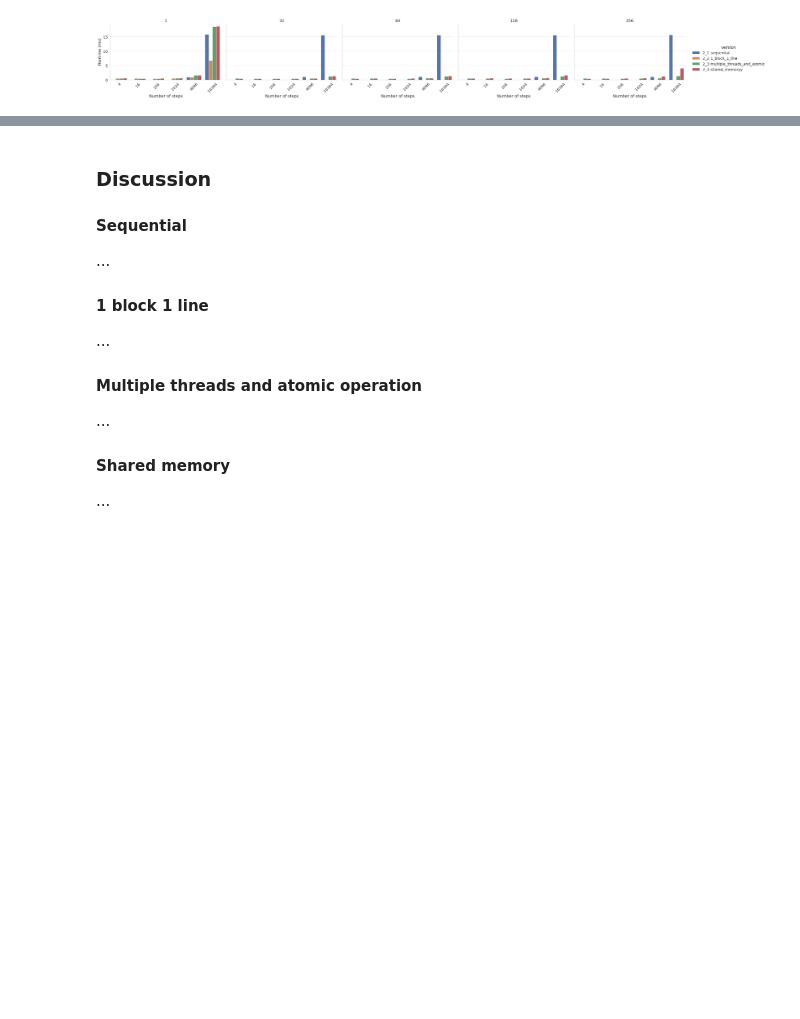
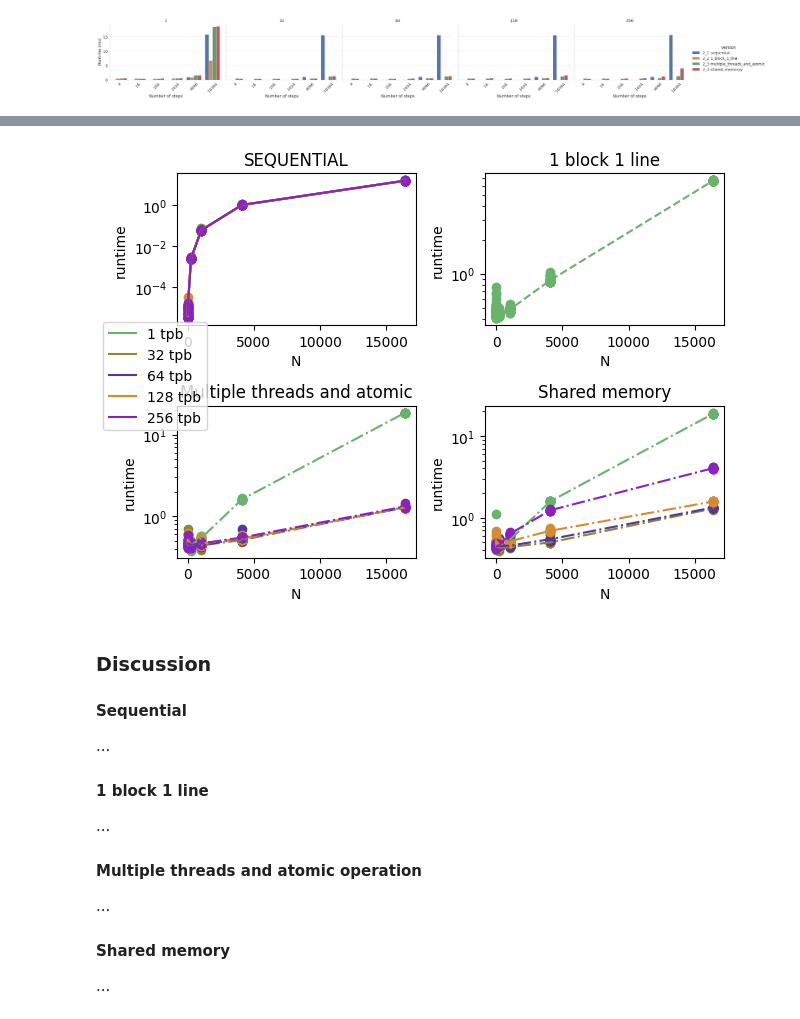
Before and after one commit to CyrilGomes/TP_CUDA, a Jupyter notebook: src/cuda_tp.ipynb, the cells around one changed output, grey strips where cells are left out. Saved outputs shown, nothing was run; the diff lists cells and outputs as text; code cells hidden in the pictures; blank space fills up the shorter version.

```diff
--- a/src/cuda_tp.ipynb
+++ b/src/cuda_tp.ipynb
@@ -531,3 +535,75 @@ plt.show()
+# %%
+#Do the same as above but vs N
+fig = plt.figure()
+
+#4x4 grid sublplot
+ax1 = fig.add_subplot(221)
+ax2 = fig.add_subplot(222)
+ax3 = fig.add_subplot(223)
+ax4 = fig.add_subplot(224)
+
+color_tpb = {}
+for nb_thread_per_block in df['nb_thread_per_block'].drop_duplicates():
+    color_tpb[nb_thread_per_block] = np.random.rand(3,)
+
+for nb_thread_per_block in df['nb_thread_per_block'].drop_duplicates():
+    df_plot = df[(df['nb_thread_per_block'] == int(nb_thread_per_block))]
+    df_plot = df_plot[df_plot['version'] == "2_1 sequential"]
+    mean_stats = df_plot.groupby(['N','version','nb_thread_per_block']).mean().reset_index()
+    ax1.plot(mean_stats['N'], mean_stats['runtime'],linestyle="solid", label=f'{nb_thread_per_block} sequential', color=color_tpb[nb_thread_per_block])
+    ax1.set_yscale('log')
+    ax1.scatter(df_plot['N'], df_plot['runtime'], label=None, color = color_tpb[nb_thread_per_block])
+    ax1.set_title("SEQUENTIAL")
+    ax1.set_xlabel("N")
+    ax1.set_ylabel("runtime")
+
+for nb_thread_per_block in df['nb_thread_per_block'].drop_duplicates():
+    df_plot = df[(df['nb_thread_per_block'] == int(nb_thread_per_block))]
+    df_plot = df_plot[df_plot['version'] == "2_2 1_block_1_line"]
+    mean_stats = df_plot.groupby(['N','version','nb_thread_per_block']).mean().reset_index()
+    ax2.plot(mean_stats['N'], mean_stats['runtime'],linestyle="dashed", label=f'{nb_thread_per_block} 1_block_1_line', color = color_tpb[nb_thread_per_block])
+    ax2.set_yscale('log')
+    ax2.scatter(df_plot['N'], df_plot['runtime'], label=None, color = color_tpb[nb_thread_per_block])
+    ax2.set_title("1 block 1 line")
+    ax2.set_xlabel("N")
+    ax2.set_ylabel("runtime")
+
+for nb_thread_per_block in df['nb_thread_per_block'].drop_duplicates():
+    df_plot = df[(df['nb_thread_per_block'] == int(nb_thread_per_block))]
+    df_plot = df_plot[df_plot['version'] == "2_3 multiple_threads_and_atomic"]
+    mean_stats = df_plot.groupby(['N','version','nb_thread_per_block']).mean().reset_index()
+    ax3.plot(mean_stats['N'], mean_stats['runtime'],linestyle="dashdot", label=f'{nb_thread_per_block} multiple_threads_and_atomic', color = color_tpb[nb_thread_per_block])
+    ax3.set_yscale('log')
+    ax3.scatter(df_plot['N'], df_plot['runtime'], label=None, color = color_tpb[nb_thread_per_block])
+    ax3.set_title("Multiple threads and atomic")
+    ax3.set_xlabel("N")
+    ax3.set_ylabel("runtime")
+
+for nb_thread_per_block in df['nb_thread_per_block'].drop_duplicates():
+    df_plot = df[(df['nb_thread_per_block'] == int(nb_thread_per_block))]
+    df_plot = df_plot[df_plot['version'] == "2_4 shared_memory"]
+    mean_stats = df_plot.groupby(['N','version','nb_thread_per_block']).mean().reset_index()
+    ax4.plot(mean_stats['N'], mean_stats['runtime'],linestyle="dashdot", label=f'{nb_thread_per_block} shared_memory', color = color_tpb[nb_thread_per_block])
+    ax4.set_yscale('log')
+    ax4.scatter(df_plot['N'], df_plot['runtime'], label=None, color = color_tpb[nb_thread_per_block])
+    ax4.set_title("Shared memory")
+    ax4.set_xlabel("N")
+    ax4.set_ylabel("runtime")
+
+
+handles, labels = ax1.get_legend_handles_labels()
+#replace labels onl the nb thread per block
+labels = [label.split()[0] + " tpb" for label in labels]
+#put the legend on the right outside the plot
+fig.legend(handles, labels, loc='center left')
+
+
+
+
+plt.tight_layout()
+plt.show()
+# %% [output]
+[figure, added]
 # %% [markdown]
 ### Discussion
 #### Sequential
```
Also changed, not shown: parts of 1 cell of this notebook.
